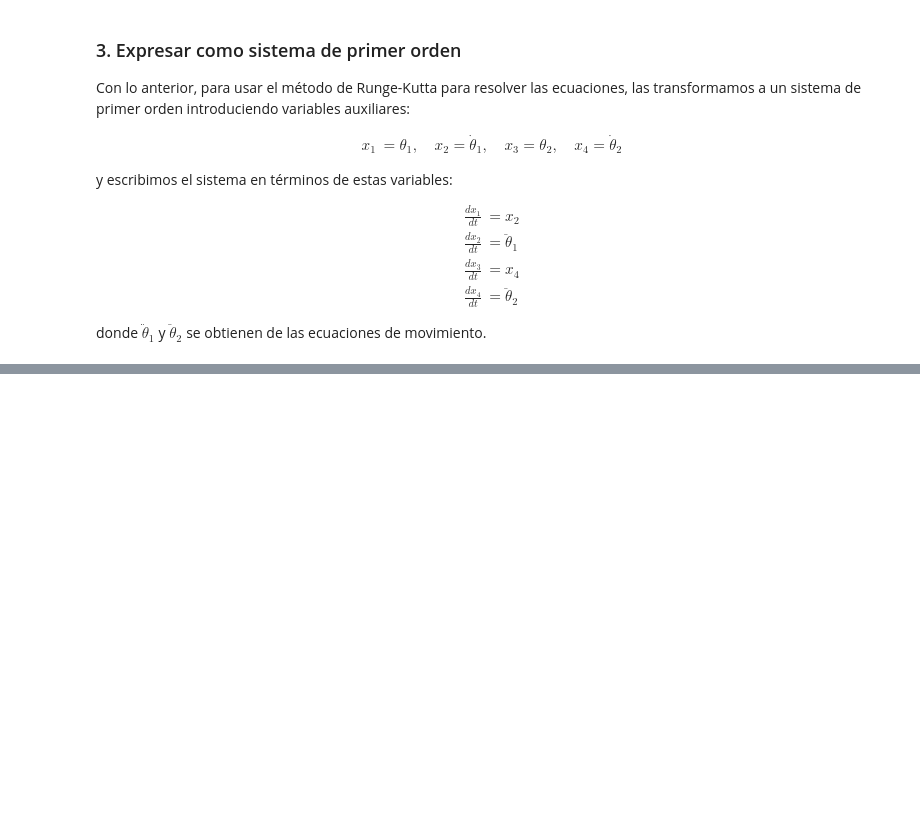
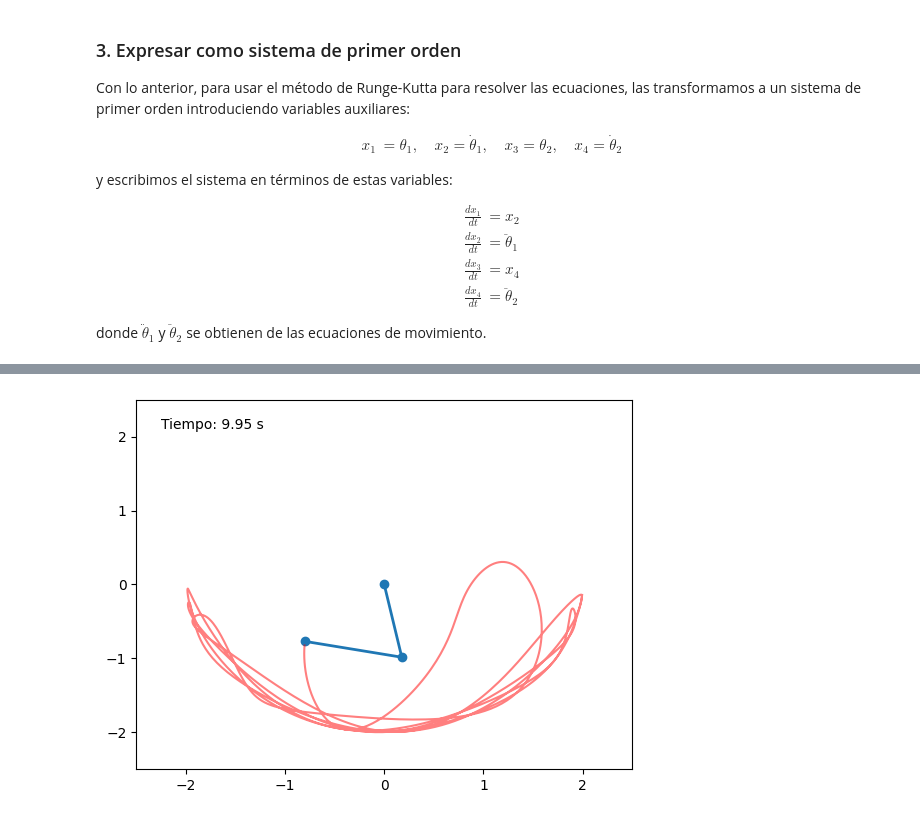
Before and after one commit to isaultirado77/double-pendulum, a Jupyter notebook: double_pendulum_analysis.ipynb, the cells around one changed output, grey strips where cells are left out. Cells and saved outputs as stored; diff of their text form; code cells hidden in the pictures; blank space fills up the shorter version.

```diff
--- a/double_pendulum_analysis.ipynb
+++ b/double_pendulum_analysis.ipynb
@@ -311,0 +316,24 @@ plot_energy(t, E_kin, E_pot, E_total)
+# %%
+# Parameter configuration: Movimiento caótico
+m1, l1, theta1_init, omega1_init = 1.0, 1.0, 1.5, 0.0
+m2, l2, theta2_init, omega2_init = 1.0, 1.0, 1.5, 0.0
+dt = 0.01
+t_max = 10.0
+imname = "_movimiento_caótico"
+
+caos_system = System(m1, l1, theta1_init, omega1_init, m2, l2, theta2_init, omega2_init)
+caos_system.simulate(t_max, dt)
+
+# Load data
+t, theta1, omega1, theta2, omega2, E_kin, E_pot, E_total = load_data()
+plot_trajectories(theta1,theta2,l1,l2,show=False,save=True,imname=imname)
+plot_positions(t,theta1,theta2,show=False,save=True,imname=imname)
+plot_theta1_vs_theta2(theta1,theta2,show=False,save=True,imname=imname)
+plot_phase_space(theta1,omega1,theta2,omega2,show=False,save=True,imname=imname)
+plot_energy(t,E_kin,E_pot,E_total,show=False,save=True,imname=imname)
+
+animator = Animator(t, theta1, theta2, draw_trace=True)
+animator.animate()
+animator.save_animation(filename="caos_double_pendulum.gif")
+# %% [output]
+[figure, added]
```
Also changed, not shown: parts of 9 cells of this notebook, 4 other files.
